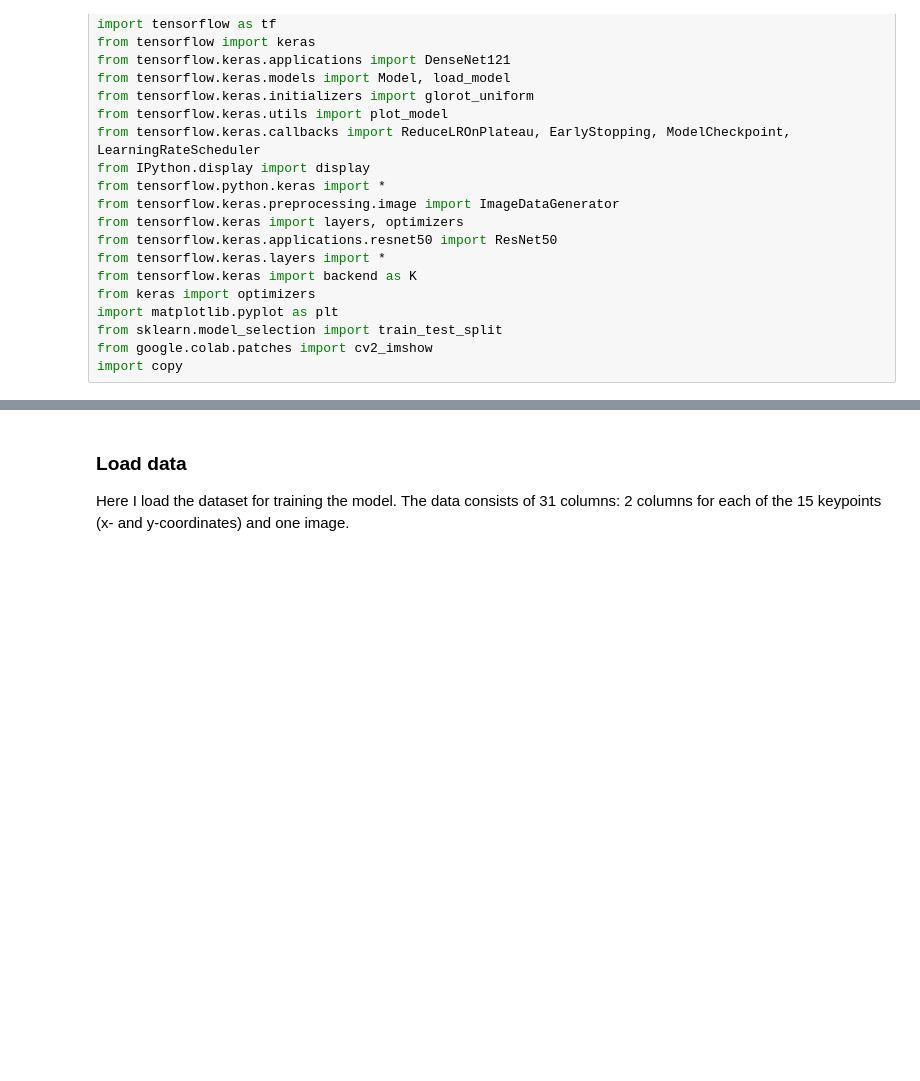
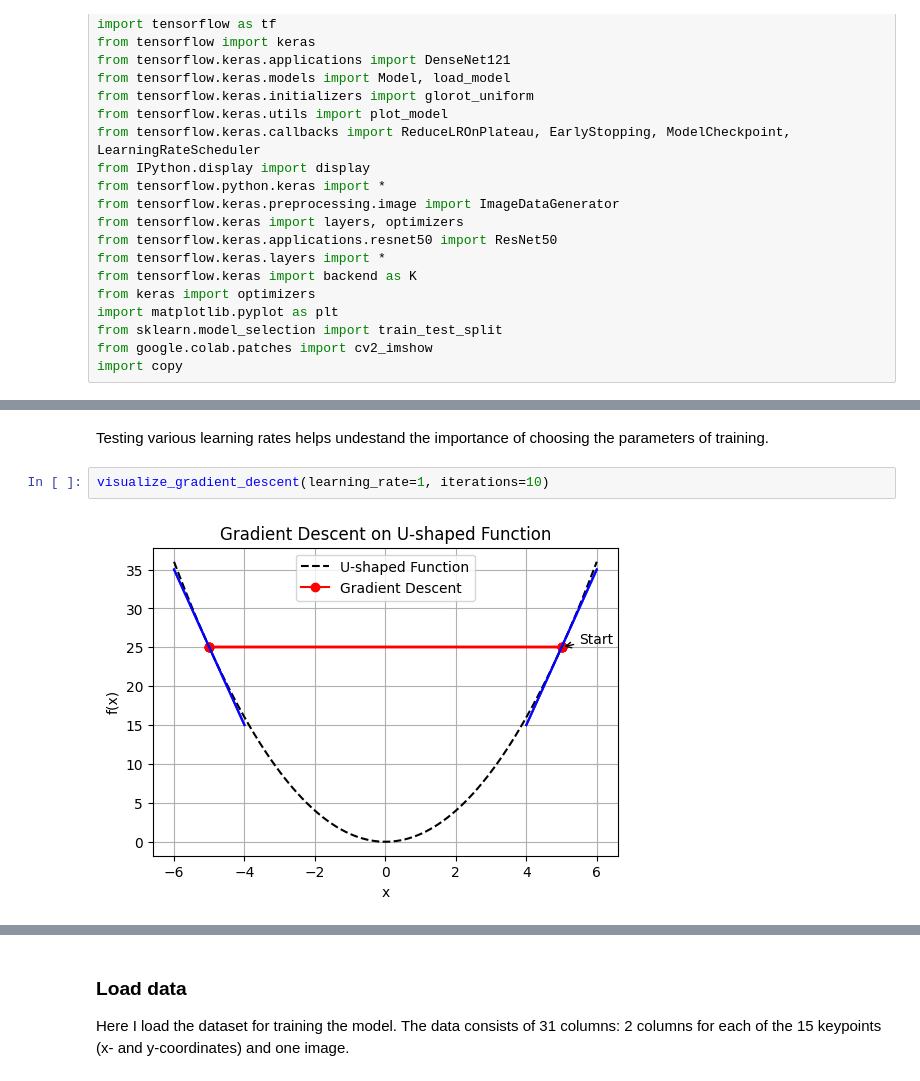
Before and after one commit to KaisuH/Emotion-AI, a Jupyter notebook: Emotion_AI.ipynb, the cells around one changed output, grey strips where cells are left out. Cells and saved outputs as stored; diff of their text form; blank space fills up the shorter version.

```diff
--- a/Emotion_AI.ipynb
+++ b/Emotion_AI.ipynb
@@ -63,0 +193,6 @@ import copy
+# %% [markdown]
+Testing various learning rates helps undestand the importance of choosing the parameters of training.
+# %%
+visualize_gradient_descent(learning_rate=1, iterations=10)
+# %% [output]
+[figure, added]
```
Also changed, not shown: parts of 30 cells of this notebook, 1 other file.
